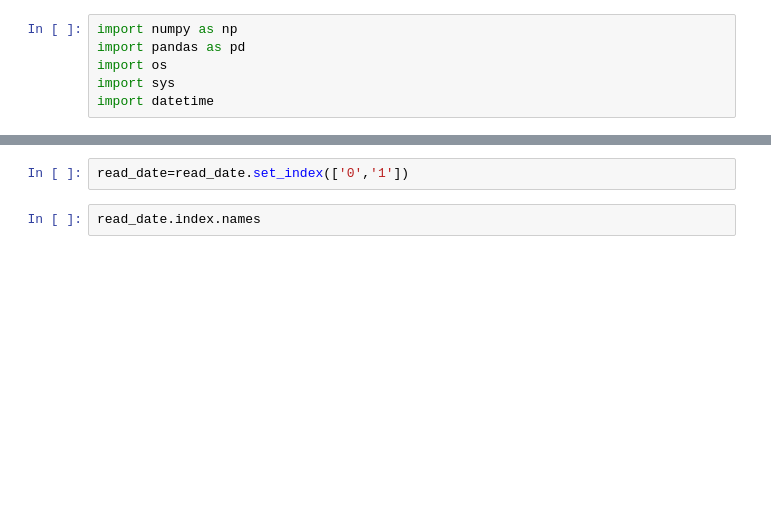
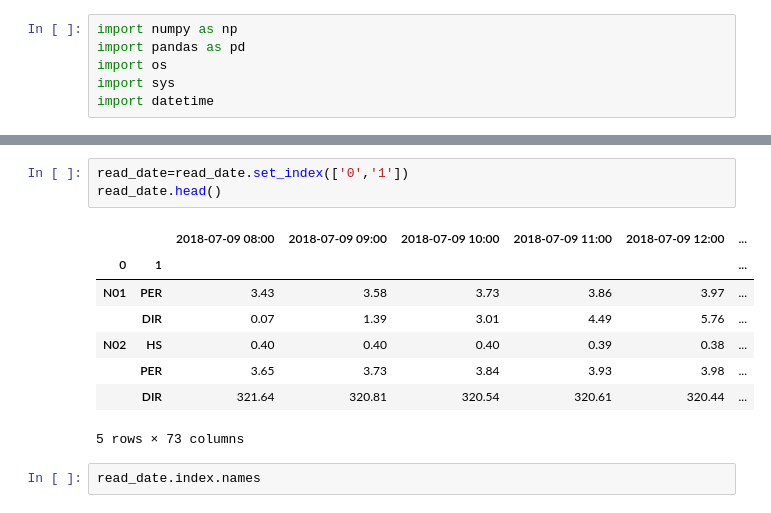
Before and after one commit to evaseemefly/GridForecastSys, a Jupyter notebook: byjupyter/03-获取72小时预报的最大值及最小值以及所在位置并拼接为最终的df.ipynb, the cells around one changed output, grey strips where cells are left out. Cells and saved outputs as stored; diff of their text form; blank space fills up the shorter version.

```diff
--- a/byjupyter/03-获取72小时预报的最大值及最小值以及所在位置并拼接为最终的df.ipynb
+++ b/byjupyter/03-获取72小时预报的最大值及最小值以及所在位置并拼接为最终的df.ipynb
@@ -18,6 +18,16 @@ read_date.head()
 5 rows × 75 columns
 # %%
 read_date=read_date.set_index(['0','1'])
+read_date.head()
+# %% [output]
+|  |  | 2018-07-09 08:00 | 2018-07-09 09:00 | 2018-07-09 10:00 | 2018-07-09 11:00 | 2018-07-09 12:00 | ... |
+| 0 | 1 |  |  |  |  |  | ... |
+| N01 | PER | 3.43 | 3.58 | 3.73 | 3.86 | 3.97 | ... |
+|  | DIR | 0.07 | 1.39 | 3.01 | 4.49 | 5.76 | ... |
+| N02 | HS | 0.40 | 0.40 | 0.40 | 0.39 | 0.38 | ... |
+|  | PER | 3.65 | 3.73 | 3.84 | 3.93 | 3.98 | ... |
+|  | DIR | 321.64 | 320.81 | 320.54 | 320.61 | 320.44 | ... |
+5 rows × 73 columns
 # %%
 read_date.index.names
 # %% [output]
```
Also changed, not shown: parts of 19 cells of this notebook, 14 other files.
